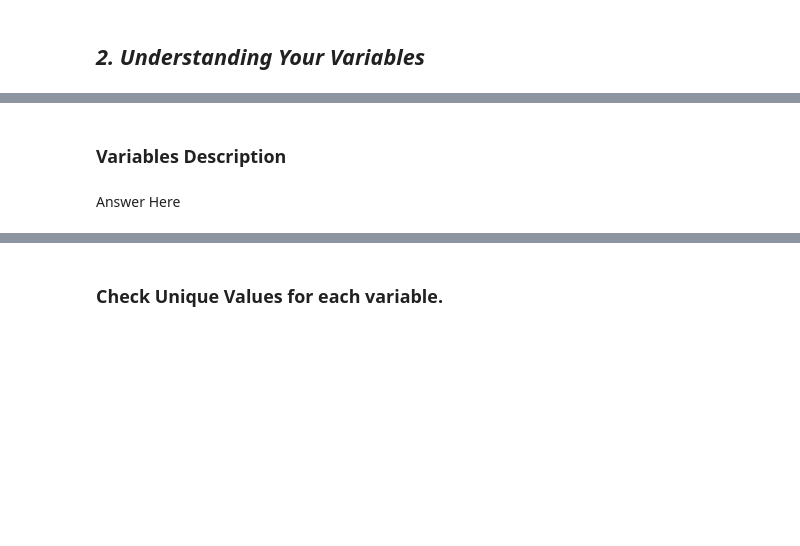
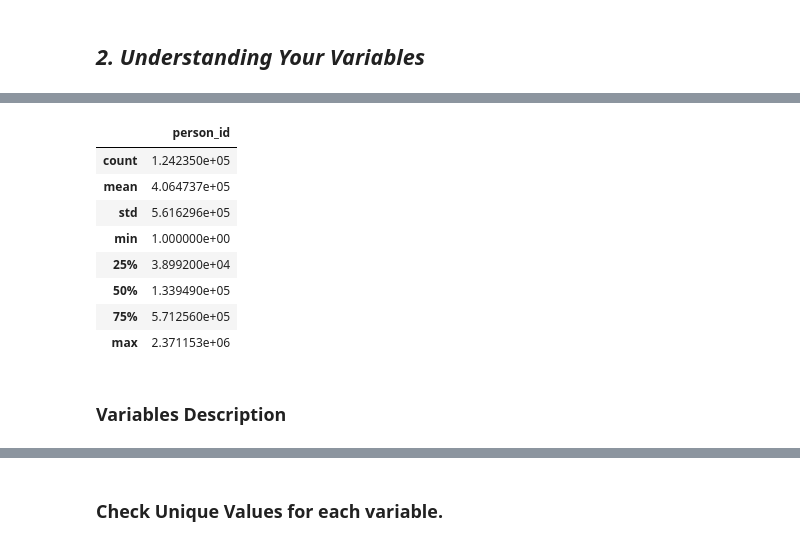
Before and after one commit to apurbaaaa/Amazon-EDA, a Jupyter notebook: Sample_EDA_Submission_Template.ipynb, the cells around one changed output, grey strips where cells are left out. Drawn from its saved outputs; the diff is of its cells as text; code cells hidden in the pictures; blank space fills up the shorter version.

```diff
--- a/Sample_EDA_Submission_Template.ipynb
+++ b/Sample_EDA_Submission_Template.ipynb
@@ -173,4 +226,14 @@ Answer Here
+# %%
+credits.describe()
+# %% [output]
+|  | person_id |
+| count | 1.242350e+05 |
+| mean | 4.064737e+05 |
+| std | 5.616296e+05 |
+| min | 1.000000e+00 |
+| 25% | 3.899200e+04 |
+| 50% | 1.339490e+05 |
+| 75% | 5.712560e+05 |
+| max | 2.371153e+06 |
 # %% [markdown]
 ### Variables Description
-# %% [markdown]
-Answer Here
```
Also changed, not shown: parts of 19 cells of this notebook, 3 other files.
